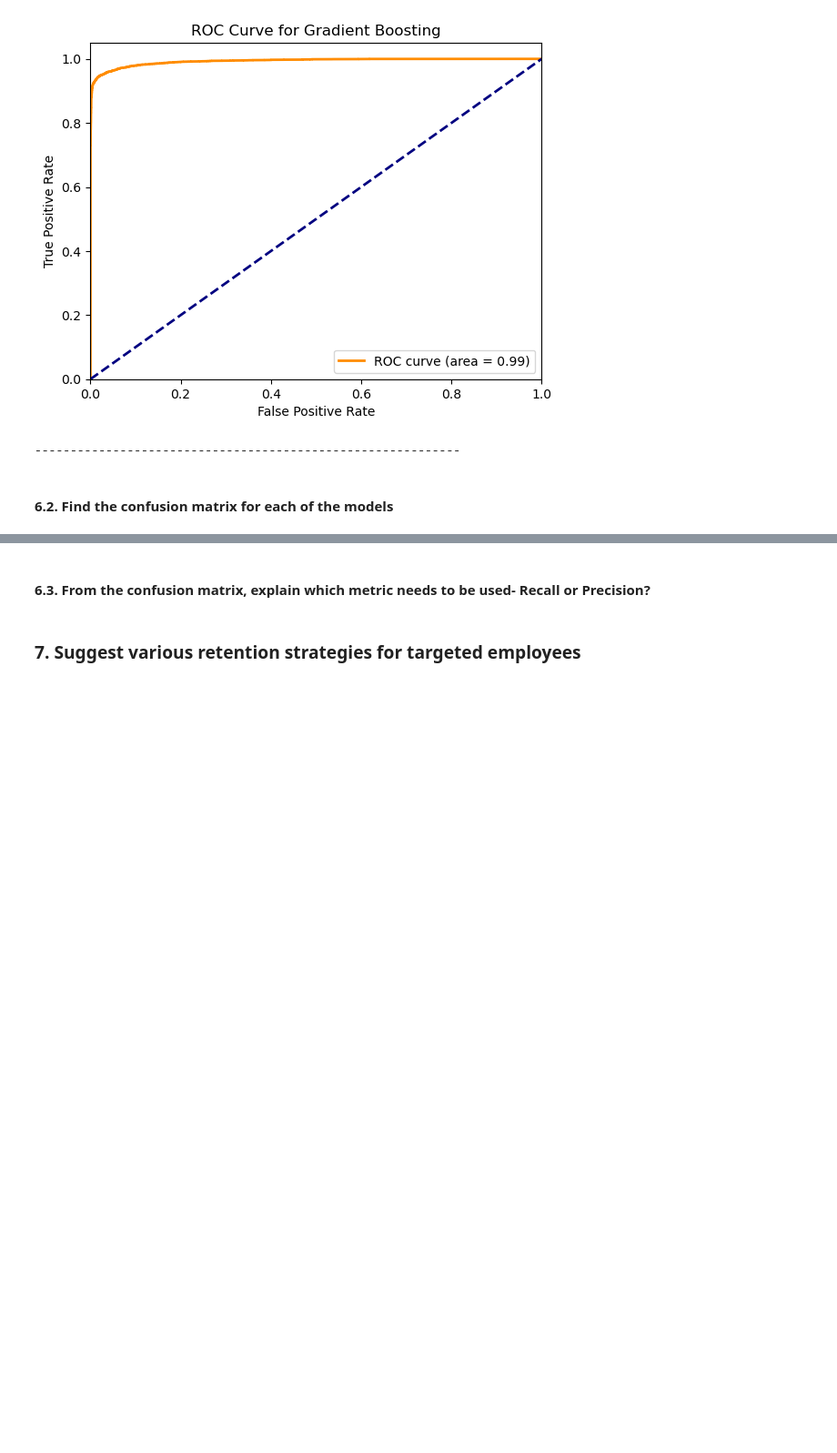
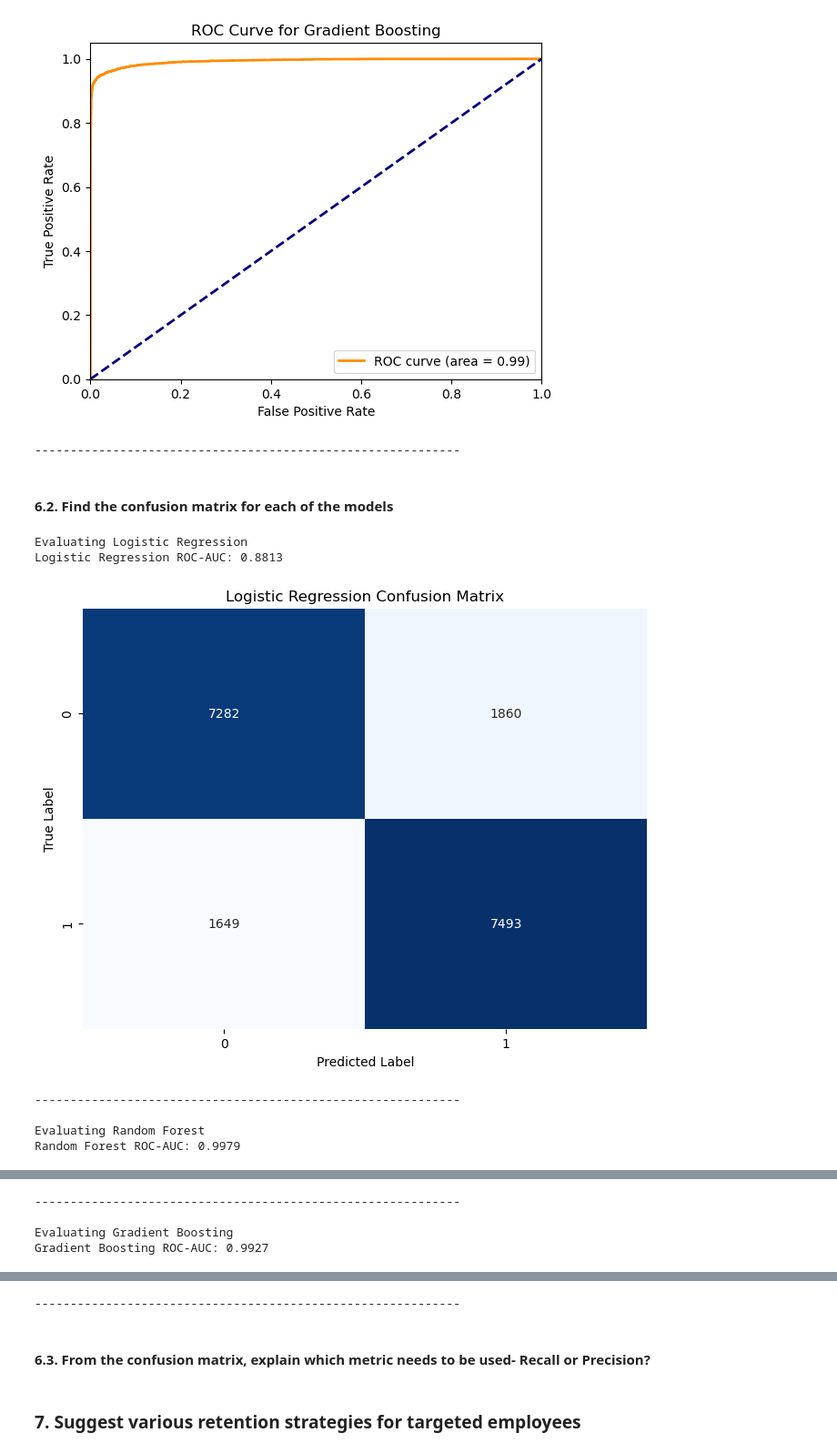
Before and after one commit to toddwalters/pgaiml-python-coding-examples, a Jupyter notebook: machine-learning/projects/employeeTurnoverAnalytics/1688640705_ToddWalters_mds_cep_ml_ps.ipynb, the cells around one changed output, grey strips where cells are left out. Shown at 91% size. Cells and saved outputs as stored; diff of their text form; code cells hidden in the pictures; blank space fills up the shorter version.

```diff
--- a/machine-learning/projects/employeeTurnoverAnalytics/1688640705_ToddWalters_mds_cep_ml_ps.ipynb
+++ b/machine-learning/projects/employeeTurnoverAnalytics/1688640705_ToddWalters_mds_cep_ml_ps.ipynb
@@ -403,9 +420,11 @@ cv = StratifiedKFold(n_splits=5, shuffle=True, random_state=123)
 # %%
 # Logistic Regression
 name = 'Logistic Regression'
-model = LogisticRegression()
+model = LogisticRegression(max_iter=1000, random_state=RANDOM_STATE)
 
 print(f"Evaluating {name}")
-train_and_evaluate(name, model, X_train_smote, y_train_smote, cv, show_classification_report=True, show_roc_curve=False)
+# train_and_evaluate(name, model, X_train_smote, y_train_smote, cv, show_classification_report=True, show_roc_curve=False)
+# train_and_evaluate_with_cm(name, model, X_train_smote, y_train_smote, X_test, y_test, cv, show_classification_report=True, show_roc_curve=False, show_confusion_matrix=False)
+train_and_evaluate(name, model, X_train_smote, y_train_smote, cv, show_classification_report=True, show_roc_curve=False, show_confusion_matrix=False)
 # %% [output]
 Evaluating Logistic Regression
@@ -416,9 +443,9 @@ Logistic Regression ROC-AUC: 0.8613
 # %%
 # Random Forest
 name = 'Random Forest'
-model = RandomForestClassifier()
+model = RandomForestClassifier(random_state=RANDOM_STATE)
 
 print(f"Evaluating {name}")
-train_and_evaluate(name, model, X_train_smote, y_train_smote, cv, show_classification_report=True, show_roc_curve=False)
+train_and_evaluate(name, model, X_train_smote, y_train_smote, cv, show_classification_report=True, show_roc_curve=False, show_confusion_matrix=False)
 # %% [output]
 Evaluating Random Forest
@@ -429,10 +464,10 @@ Random Forest ROC-AUC: 0.9981
 # %%
 # Gradient Boosting
 name = 'Gradient Boosting'
-model = GradientBoostingClassifier()
+model = GradientBoostingClassifier(random_state=RANDOM_STATE)
 
 print(f"Evaluating {name}")
-train_and_evaluate(name, model, X_train_smote, y_train_smote, cv, show_classification_report=True, show_roc_curve=False)
+train_and_evaluate(name, model, X_train_smote, y_train_smote, cv, show_classification_report=True, show_roc_curve=False, show_confusion_matrix=False)
 # %% [output]
 Evaluating Gradient Boosting
 Gradient Boosting ROC-AUC: 0.9927
@@ -444,18 +487,15 @@ Gradient Boosting ROC-AUC: 0.9927
 # %%
 # Define the models
 models = {
-    "Logistic Regression": LogisticRegression(max_iter=1000),
-    "Random Forest": RandomForestClassifier(),
-    "Gradient Boosting": GradientBoostingClassifier()
+    "Logistic Regression": LogisticRegression(max_iter=1000, random_state=RANDOM_STATE),
+    "Random Forest": RandomForestClassifier(random_state=RANDOM_STATE),
+    "Gradient Boosting": GradientBoostingClassifier(random_state=RANDOM_STATE)
 }
-
-# Prepare your dataset
-# Assume X_train_smote and y_train_smote are already defined
 
 # Train and evaluate each model using the function
 for name, model in models.items():
     print(f"Evaluating {name}")
-    train_and_evaluate(name, model, X_train_smote, y_train_smote, cv, show_classification_report=False, show_roc_curve=True)
+    train_and_evaluate(name, model, X_train_smote, y_train_smote, cv, show_classification_report=False, show_roc_curve=True, show_confusion_matrix=False)
     print("\n" + "-"*60 + "\n")
 # %% [output]
 Evaluating Logistic Regression
@@ -474,3 +514,24 @@ Gradient Boosting ROC-AUC: 0.9927
 ------------------------------------------------------------
 # %% [markdown]
 #### **6.2.	Find the confusion matrix for each of the models**
+# %%
+# Define the models
+models = {
+    "Logistic Regression": LogisticRegression(max_iter=1000, random_state=RANDOM_STATE),
+    "Random Forest": RandomForestClassifier(random_state=RANDOM_STATE),
+    "Gradient Boosting": GradientBoostingClassifier(random_state=RANDOM_STATE)
+}
+
+# Train and evaluate each model using the function
+for name, model in models.items():
+    print(f"Evaluating {name}")
+    train_and_evaluate(name, model, X_train_smote, y_train_smote, cv, show_classification_report=False, show_roc_curve=False, show_confusion_matrix=True)
+    print("\n" + "-"*60 + "\n")
+# %% [output]
+Evaluating Logistic Regression
+Logistic Regression ROC-AUC: 0.8813
+[figure, added]
+------------------------------------------------------------
+
+Evaluating Random Forest
+Random Forest ROC-AUC: 0.9979
@@ -476,0 +539,4 @@ Gradient Boosting ROC-AUC: 0.9927
+------------------------------------------------------------
+
+Evaluating Gradient Boosting
+Gradient Boosting ROC-AUC: 0.9927
@@ -477,3 +544,4 @@ Gradient Boosting ROC-AUC: 0.9927
+------------------------------------------------------------
 # %% [markdown]
 #### **6.3.	From the confusion matrix, explain which metric needs to be used- Recall or Precision?**
 # %% [markdown]
```
Also changed, not shown: parts of 6 cells of this notebook.
